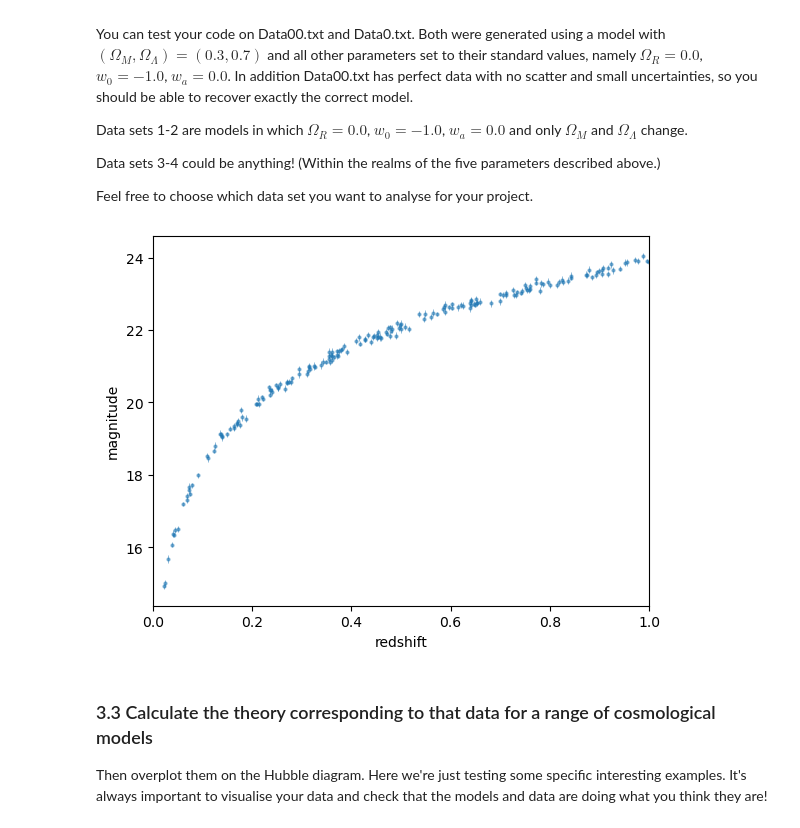
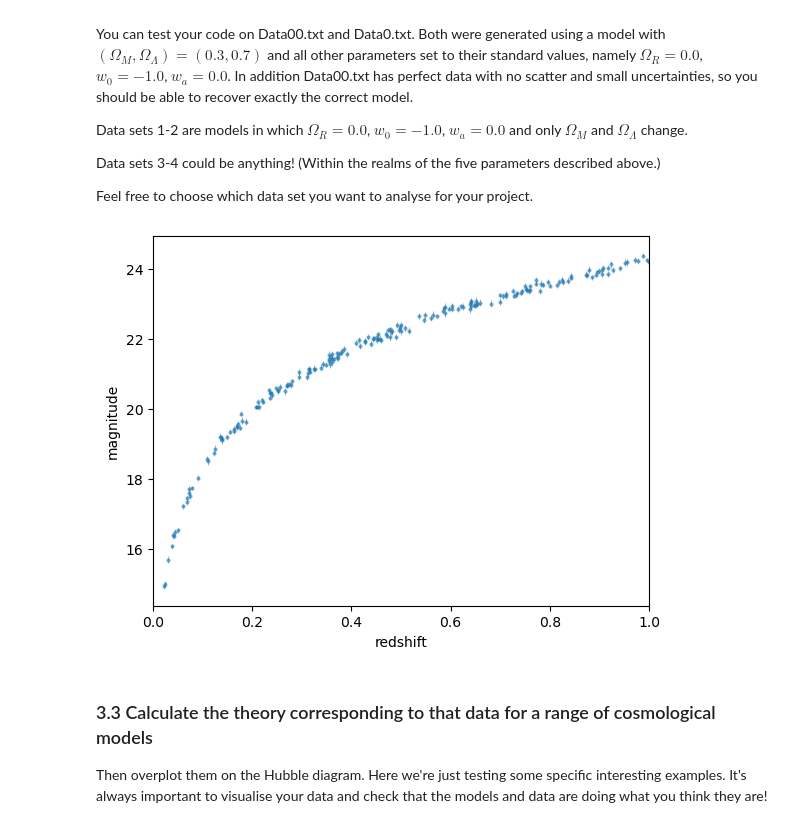
Before and after one commit to naidee/Cosmology-Project, a Jupyter notebook: cosmo/docs/notebooks/Fit_ModelsPrez.ipynb, the cells around one changed output. Drawn from its saved outputs; the diff is of its cells as text; code cells hidden in the pictures.

```diff
--- a/cosmo/docs/notebooks/Fit_ModelsPrez.ipynb
+++ b/cosmo/docs/notebooks/Fit_ModelsPrez.ipynb
@@ -83,22 +111,22 @@ Feel free to choose which data set you want to analyse for your project.
 # %%
 # Add a new function that reads in the data (data files should be in a directory called data)
 def read_data(model_name):
     d = np.genfromtxt('data/'+model_name+'.txt',delimiter=',')
     zs = d[:,0]
     mu = d[:,1]
     muerr=d[:,2]
     return zs, mu, muerr
 
-zs, mu, muerr = read_data('Data3')
+zs, mu, muerr = read_data('Data1')
 
 # Plot it to see what it looks like, this is called a Hubble diagram
 plt.errorbar(zs,mu,yerr=muerr,fmt='.',elinewidth=0.7,markersize=4,alpha=0.5)
 plt.xlim(0,1.0)
 plt.xlabel('redshift')
 plt.ylabel('magnitude')
 plt.show()
 # %% [output]
-[figure, old version]
+[figure, new version]
 # %% [markdown]
 ### 3.3 Calculate the theory corresponding to that data for a range of cosmological models
 Then overplot them on the Hubble diagram.  Here we're just testing some specific interesting examples.
```
Also changed, not shown: parts of 19 cells of this notebook, 3 other files.
